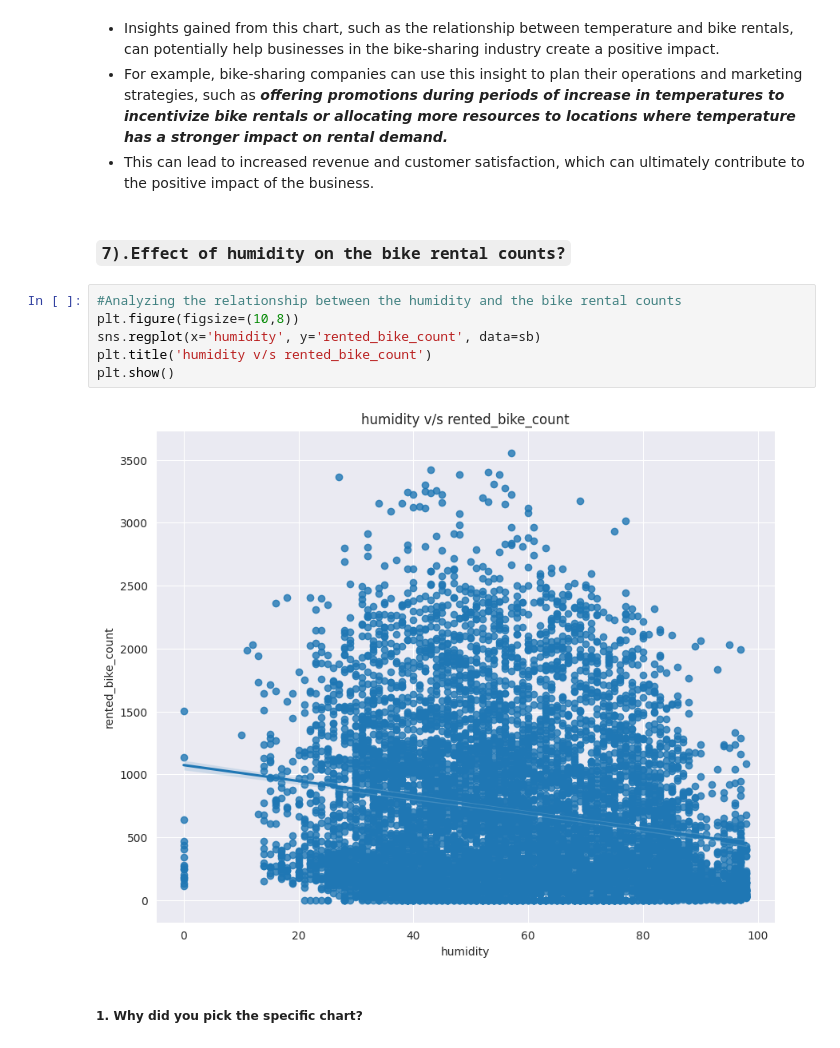
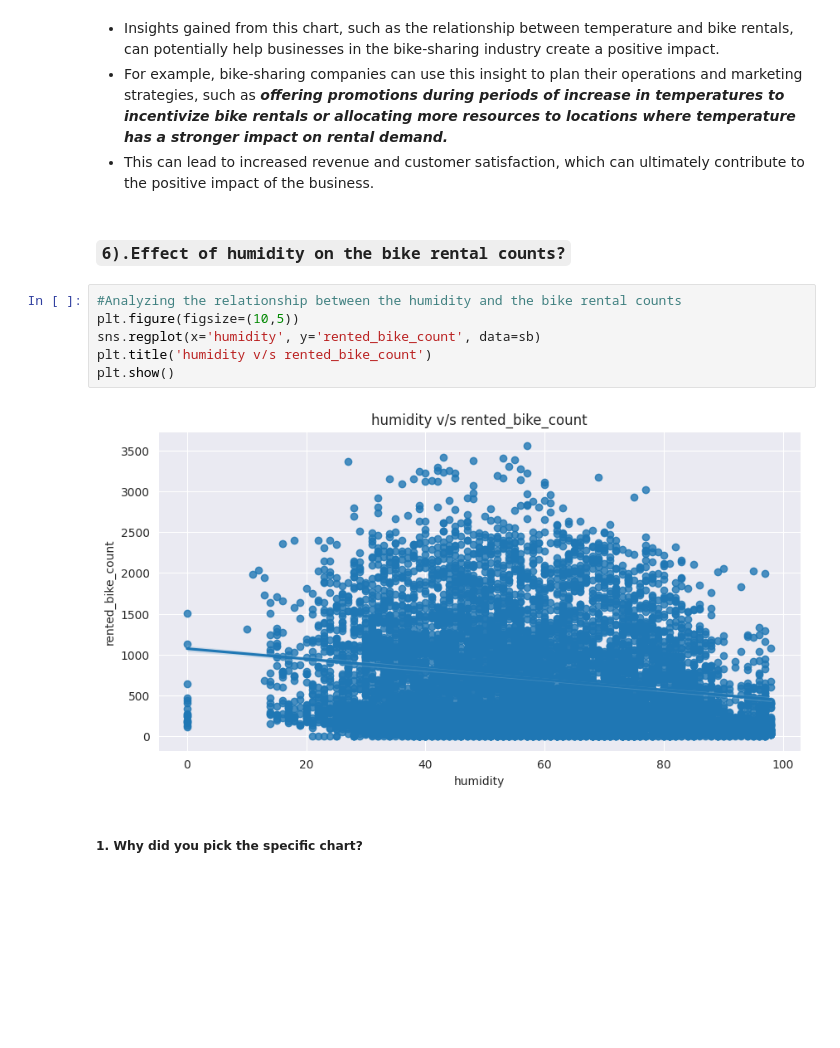
Before and after one commit to Vijaysiraw/ML_Regression_Bike_Sharing_Demand_Prediction, a Jupyter notebook: ML_Regression_Bike_Sharing_Demand_Prediction.ipynb, the cells around one changed output. Cells and saved outputs as stored; diff of their text form; blank space fills up the shorter version.

```diff
--- a/ML_Regression_Bike_Sharing_Demand_Prediction.ipynb
+++ b/ML_Regression_Bike_Sharing_Demand_Prediction.ipynb
@@ -581,15 +543,15 @@ Are there any insights that lead to negative growth? Justify with specific reaso
 * For example, bike-sharing companies can use this insight to plan their operations and marketing strategies, such as ***offering promotions during periods of increase in temperatures to incentivize bike rentals or allocating more resources to locations where temperature has a stronger impact on rental demand.***
 * This can lead to increased revenue and customer satisfaction, which can ultimately contribute to the positive impact of the business.
 # %% [markdown]
-### **`7).Effect of humidity on the bike rental counts?`**
+### **`6).Effect of humidity on the bike rental counts?`**
 # %%
 #Analyzing the relationship between the humidity and the bike rental counts
-plt.figure(figsize=(10,8))
+plt.figure(figsize=(10,5))
 sns.regplot(x='humidity', y='rented_bike_count', data=sb)
 plt.title('humidity v/s rented_bike_count')
 plt.show()
 # %% [output]
-[figure, old version]
+[figure, new version]
 # %% [markdown]
 ##### 1. Why did you pick the specific chart?
 # %% [markdown]
```
Also changed, not shown: parts of 24 cells of this notebook.
